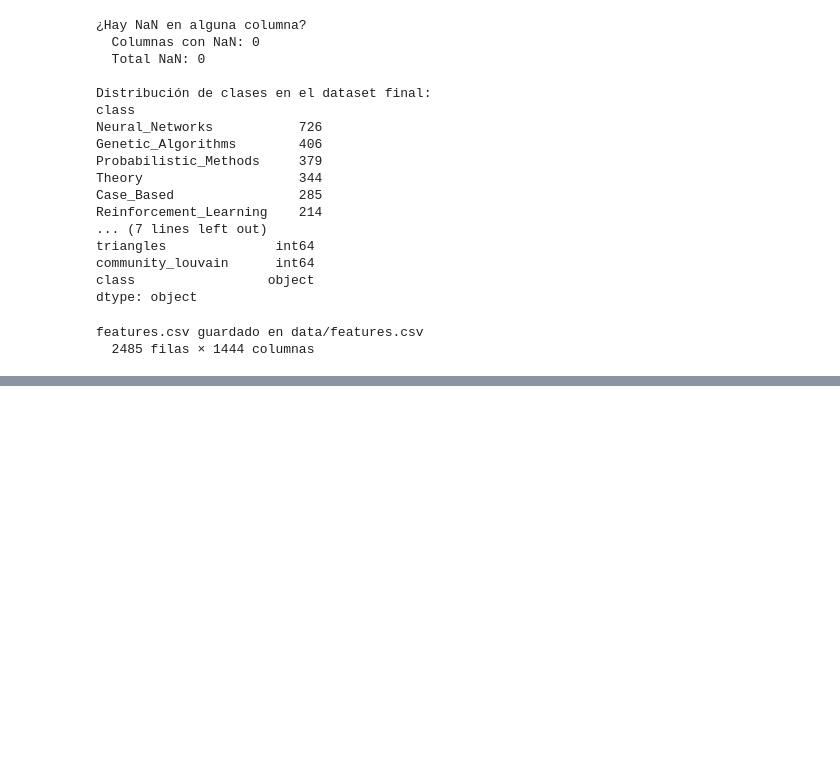
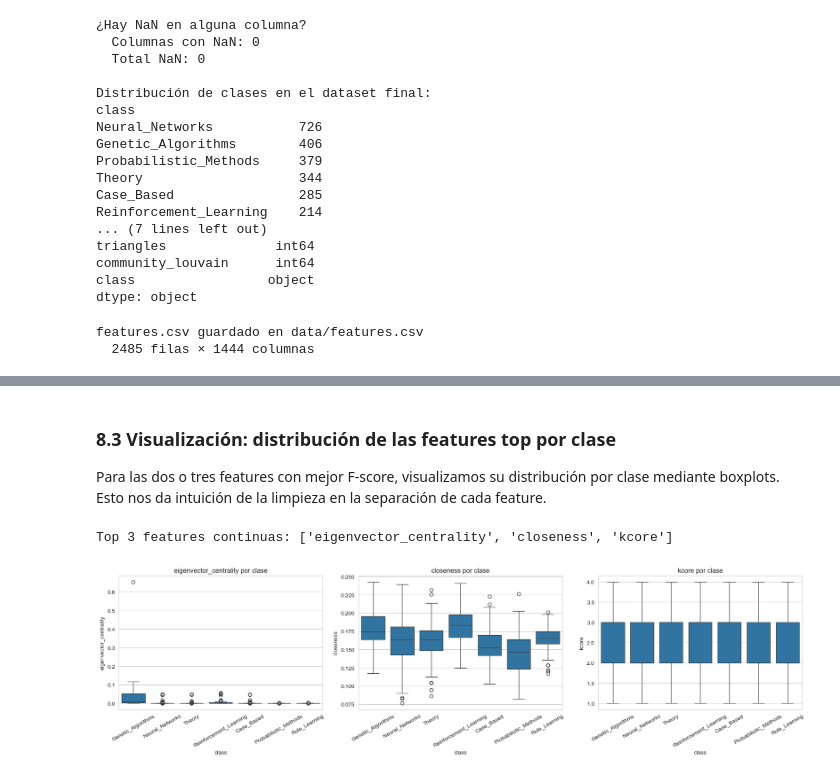
Before and after one commit to JesusSQ/aprendizaje-automatico-relacional, a Jupyter notebook: notebooks/01_eda_y_features.ipynb, the cells around one changed output, grey strips where cells are left out. Cells and saved outputs as stored; diff of their text form; code cells hidden in the pictures; blank space fills up the shorter version.

```diff
--- a/notebooks/01_eda_y_features.ipynb
+++ b/notebooks/01_eda_y_features.ipynb
@@ -554,0 +761,21 @@ features.csv guardado en data/features.csv
+# %% [markdown]
+### 8.3 Visualización: distribución de las features top por clase
+
+Para las dos o tres features con mejor F-score, visualizamos su
+distribución por clase mediante boxplots. Esto nos da intuición de la limpieza en la separación de cada feature.
+# %%
+top_3_features = resultados_anova.head(3)["feature"].tolist()
+print(f"Top 3 features continuas: {top_3_features}")
+
+fig, axes = plt.subplots(1, 3, figsize=(18, 5))
+
+for ax, feat in zip(axes, top_3_features):
+    sns.boxplot(data=features_final, x="class", y=feat, ax=ax)
+    ax.set_title(f"{feat} por clase")
+    ax.tick_params(axis="x", rotation=30)
+
+plt.tight_layout()
+plt.show()
+# %% [output]
+Top 3 features continuas: ['eigenvector_centrality', 'closeness', 'kcore']
+[figure, added]
```
Also changed, not shown: parts of 22 cells of this notebook, 3 other files.
